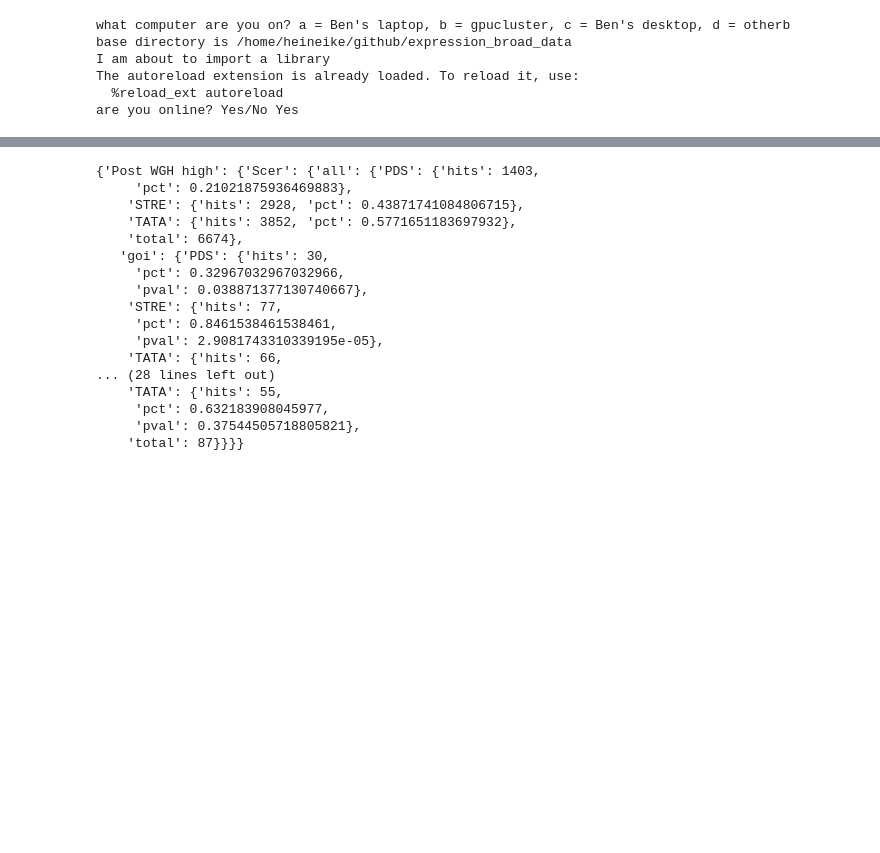
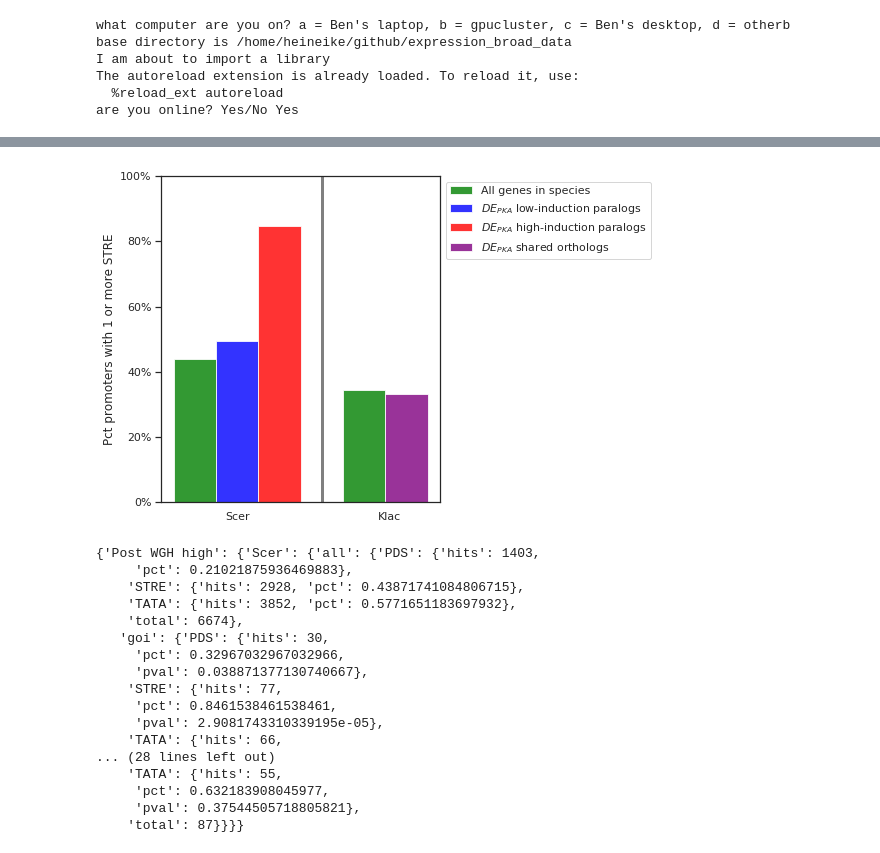
Before and after one commit to heineike02/yeast_esr_expression_analysis, a Jupyter notebook: scripts/20190128_STRE_enrichment_v_all_phylogeny.ipynb, the cells around one changed output, grey strips where cells are left out. Cells and saved outputs as stored; diff of their text form; code cells hidden in the pictures; blank space fills up the shorter version.

```diff
--- a/scripts/20190128_STRE_enrichment_v_all_phylogeny.ipynb
+++ b/scripts/20190128_STRE_enrichment_v_all_phylogeny.ipynb
@@ -140,7 +216,9 @@ for spec in ['Klac', 'Scer']:
     prom_counts_spec = {}
     for prom_set in ['all_' + prom_set_prefix[spec] + '_promoters',  prom_set_prefix[spec] + "_pkainh_act_20181214" ]:
         promoters_fname = data_processing_dir + os.path.normpath(prom_set_prefix[spec] + "_promoters/promoter_sets/" + prom_set + ".fasta")
-        prom_counts_spec[prom_set] = io_library.exact_promoter_scan_from_fasta(promoters_fname, motif_dict, output_format = output_format, sequence_context = sequence_context)
+        prom_counts_spec_prom_set = io_library.exact_promoter_scan_from_fasta(promoters_fname, motif_dict, output_format = output_format, sequence_context = sequence_context)
+        prom_counts_spec_prom_set.rename(columns = {motif_name + '_count' : spec + '_' + motif_name + '_count' for motif_name in motif_dict.keys()}, inplace=True)
+        prom_counts_spec[prom_set] = prom_counts_spec_prom_set
     prom_counts[spec] = prom_counts_spec
 
 for level in ['low', 'high']:
@@ -157,7 +235,7 @@ prom_counts['Klac']['ohnolog_goi'] = prom_counts_spec.rename(columns = {motif_na
 #Add sc common name column for prom counts
 
 ##not sure why this is necessary and if it is necessary, why I only do it for high
-prom_counts['Scer']['ohnolog_goi_high']['SC_common_name']=io_library.SC_common_name_lookup(prom_counts['Scer']['ohnolog_goi_high'].index)
+#prom_counts['Scer']['ohnolog_goi_high']['SC_common_name']=io_library.SC_common_name_lookup(prom_counts['Scer']['ohnolog_goi_high'].index)
 
 
 #Do Fisher's exact test on a set of comparisons
@@ -165,9 +243,10 @@ prom_counts['Scer']['ohnolog_goi_high']['SC_common_name']=io_library.SC_common_n
 comparisons = {'Scer' : {'goi_high_v_all': ('ohnolog_goi_high', 'all_sc_promoters'),
                        'goi_low_v_all': ('ohnolog_goi_low', 'all_sc_promoters'),
                        'goi_high_v_goi_low': ('ohnolog_goi_high', 'ohnolog_goi_low'),
-
+                       'pka_act_v_all': ('sc_pkainh_act_20181214','all_sc_promoters')
                       },
-               'Klac' : {'goi_kl_orth_v_all': ('ohnolog_goi','all_kl_promoters')
+               'Klac' : {'goi_kl_orth_v_all': ('ohnolog_goi','all_kl_promoters'),
+                         'pka_act_v_all': ('kl_pkainh_act_20181214','all_kl_promoters')
                       }
               }
 
@@ -203,7 +282,7 @@ for spec in ['Scer', 'Klac']:
 
             #The second comparison set might be a total
             if comparison_name.split('_v_')[1]=='all':
-                N_all_hits = sum(prom_counts[spec][comparison[1]][motif_name + '_count']>0)
+                N_all_hits = sum(prom_counts[spec][comparison[1]][spec + '_' + motif_name + '_count']>0)
                 N_all_total = len(prom_counts[spec][comparison[1]])
                 N2_hits = N_all_hits-N1_hits
                 N2_total = N_all_total - N1_total
@@ -268,4 +347,80 @@ N PDS in promoters of all_kl_promoters : 897
 N total promoters for all_kl_promoters : 5076
+# %%
+# Visualize summary
+
+#Plot percentage of STREs in low and high as you go away from S.Cer
+
+motif_name = 'STRE'
+
+fig_pct, ax_pct = plt.subplots(figsize=(5,6))
+bw = 0.2
+opacity = 0.8
+
+spec_sets = {'Post WGH low' : ['Scer'],
+             'Post WGH high' : ['Scer'],
+             'Pre WGH' : ['Klac']
+            }
+
+colors = {'all':'green', 'low': 'blue', 'high':'red', 'Pre WGH': 'purple'}
+legend_labels = {'all':'All genes in species', 'low': '$DE_{PKA}$ low-induction paralogs',
+                 'high':'$DE_{PKA}$ high-induction paralogs', 'Pre WGH': '$DE_{PKA}$ shared orthologs'}
+index = {'all':[], 'low':[],'high':[], 'Pre WGH':[]}
+data = {'all':[], 'low':[],'high':[], 'Pre WGH':[]}
+label_order = []
+jj = 0
+
+#Post WGH Species
+#assumes the same species sets are in both
+for spec in spec_sets['Post WGH high']:
+    label_order.append(spec)
+    index['all'].append(jj)
+    index['low'].append(jj+bw)
+    index['high'].append(jj+bw*2)
+    data['all'].append(motif_calcs['Post WGH high'][spec]['all'][motif_name]['pct'])
+    data['low'].append(motif_calcs['Post WGH low'][spec]['goi'][motif_name]['pct'])
+    data['high'].append(motif_calcs['Post WGH high'][spec]['goi'][motif_name]['pct'])
+    jj = jj+1
+
+
+
+#pre WGH Species
+#assumes the same species sets are in both
+for spec in spec_sets['Pre WGH']:
+    label_order.append(spec)
+    index['all'].append(jj)
+    index['Pre WGH'].append(jj+bw)
+    data['all'].append(motif_calcs['Pre WGH'][spec]['all'][motif_name]['pct'])
+    data['Pre WGH'].append(motif_calcs['Pre WGH'][spec]['goi'][motif_name]['pct'])
+    jj = jj+1
+
+pct_plots = []
+legend_label_list = []
+for subset_name in ['all','low','high','Pre WGH']:
+    subset_data = data[subset_name]
+    pct_plot = ax_pct.bar(index[subset_name],subset_data, bw,
+                 alpha=opacity,
+                 color=colors[subset_name],
+                 label=legend_labels[subset_name])
+                 #bottom = bottom)
+    pct_plots.append(pct_plot)
+    legend_label_list.append(legend_labels[subset_name])
+
+ax_pct.vlines([len(index['low'])-0.25], ymin = 0, ymax = 1.0, colors = 'gray',linewidth=3)
+ax_pct.set_xticklabels(label_order)
+ax_pct.set_xticks([0.25, 1.15])
+# make yaxis ticks into percentages
+vals = ax_pct.get_yticks()
+ax_pct.set_yticklabels(['{:.0%}'.format(x) for x in vals])
+
+ax_pct.tick_params(bottom=False,labelbottom=True)
+ax_pct.set_ylim(0,1.0)
+ax_pct.set_ylabel('Pct promoters with 1 or more STRE')
+ax_pct.legend(pct_plots, legend_label_list, loc = 'upper left', bbox_to_anchor=(1.0, 1.0))
+
+#remember to move figure to laptop
+fig_pct.savefig(os.path.normpath('/home/heineike/scratch/SC_KL_STRE_summary.svg'),bbox_inches='tight')
+# %% [output]
+[figure, added]
 # %%
 motif_calcs
 # %% [output]
```
Also changed, not shown: parts of 29 cells of this notebook, 3 other files.
